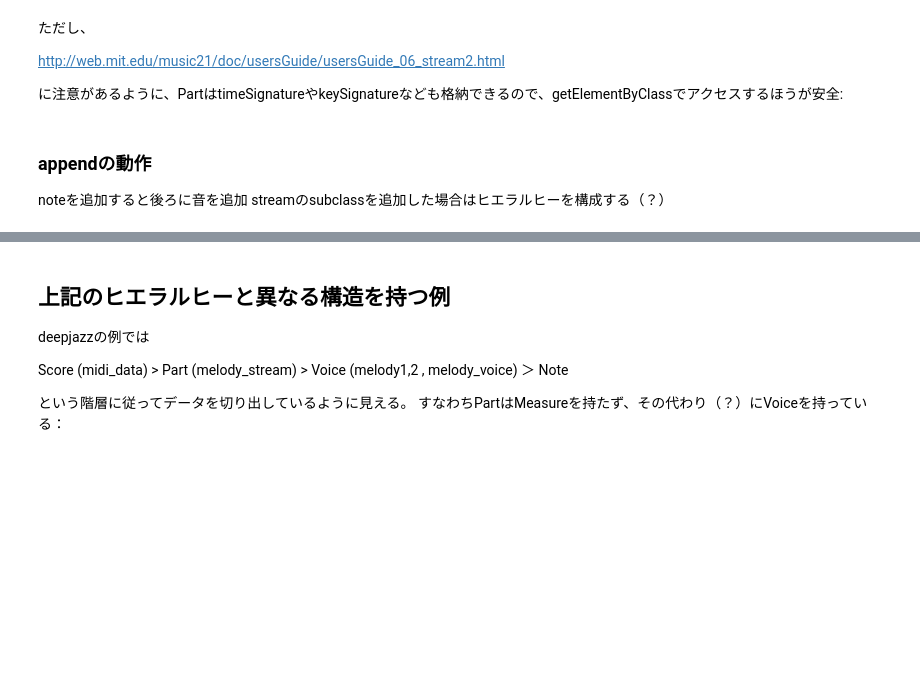
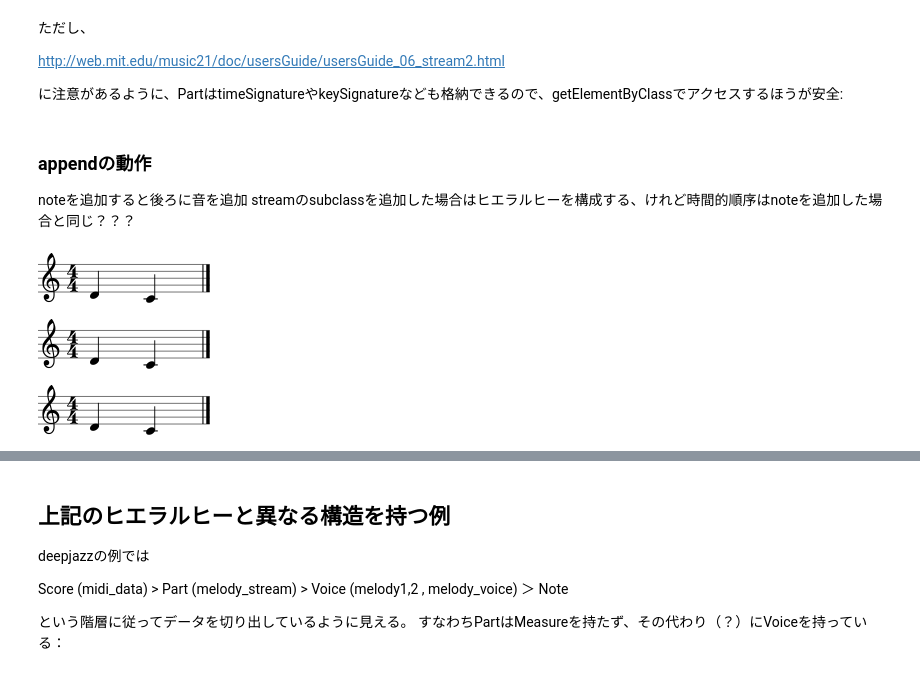
Before and after one commit to unagiinu2k/keras_sandbox, a Jupyter notebook: music21_sandbox_python3.ipynb, the cells around one changed output, grey strips where cells are left out. Saved outputs shown, nothing was run; the diff lists cells and outputs as text; code cells hidden in the pictures; blank space fills up the shorter version.

```diff
--- a/music21_sandbox_python3.ipynb
+++ b/music21_sandbox_python3.ipynb
@@ -193,4 +193,35 @@ print(len([type(x) for x in s_bach.getElementsByClass(stream.Stream)] ))
 # %% [markdown]
 ### appendの動作
 noteを追加すると後ろに音を追加
-streamのsubclassを追加した場合はヒエラルヒーを構成する（？）
+streamのsubclassを追加した場合はヒエラルヒーを構成する、けれど時間的順序はnoteを追加した場合と同じ？？？
+# %%
+st0 = stream.Stream()
+st0.append(note.Note("D4"))
+st1 = stream.Stream()
+st1.append(note.Note("C4"))
+st0.append(st1)
+st0.show()
+# %% [output]
+[figure, added]
+# %%
+st0 = stream.Stream()
+st0.append(note.Note("D4"))
+st1 = stream.Stream()
+st1.append(note.Note("C4"))
+st2 = stream.Stream()
+st2.append(st0)
+st2.append(st1)
+st2.show()
+# %% [output]
+[figure, added]
+# %%
+st0 = stream.Stream()
+st0.insert(0, note.Note("D4"))
+st1 = stream.Stream()
+st1.insert(0,note.Note("C4"))
+st2 = stream.Stream()
+st2.append(st0)
+st2.append(st1)
+st2.show()
+# %% [output]
+[figure, added]
```
Also changed, not shown: parts of 1 cell of this notebook.
